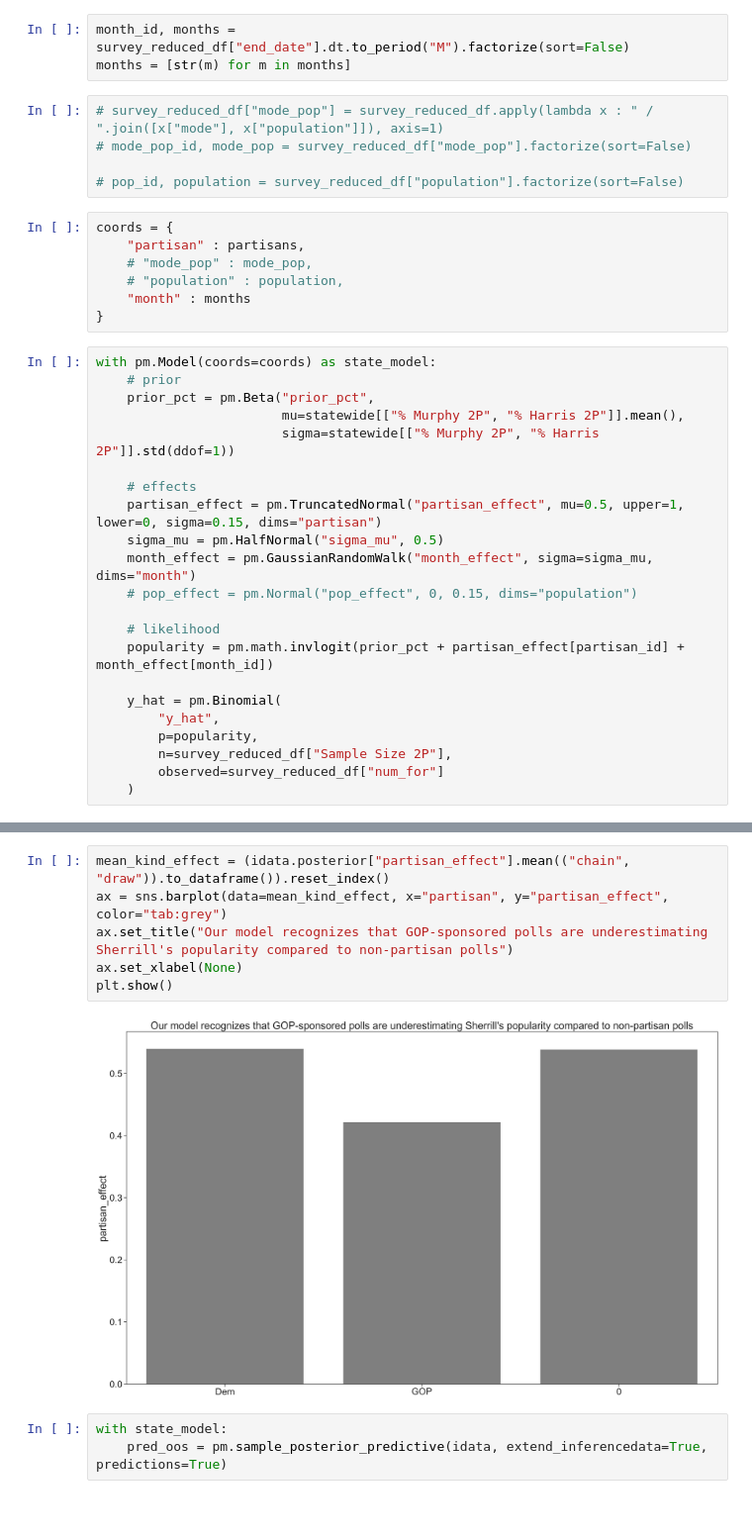
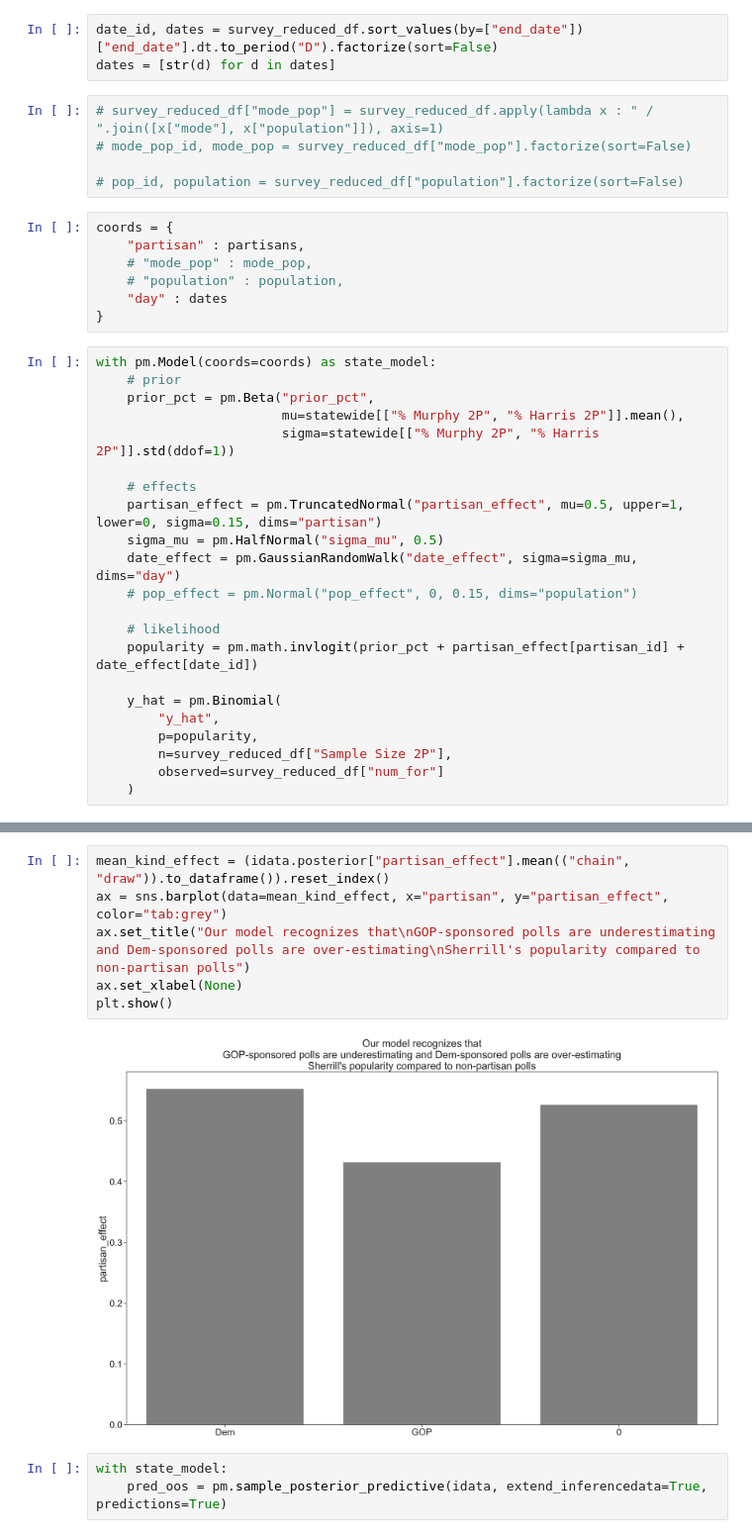
Before and after one commit to dmnapolitano/nj-governor, a Jupyter notebook: NJ Governor 2025 GE.ipynb, the cells around one changed output, grey strips where cells are left out. Shown at 99% size. Drawn from its saved outputs; the diff is of its cells as text; blank space fills up the shorter version.

Commit message:
Switching from month effect to date effect and whoa...

```diff
--- a/NJ Governor 2025 GE.ipynb
+++ b/NJ Governor 2025 GE.ipynb
@@ -152,8 +152,8 @@ survey_reduced_df = survey_reduced_df.rename(columns={"value" : "num_for"})
 # %%
 partisan_id, partisans = survey_reduced_df["partisan"].factorize(sort=False)
 # %%
-month_id, months = survey_reduced_df["end_date"].dt.to_period("M").factorize(sort=False)
-months = [str(m) for m in months]
+date_id, dates = survey_reduced_df.sort_values(by=["end_date"])["end_date"].dt.to_period("D").factorize(sort=False)
+dates = [str(d) for d in dates]
 # %%
 # survey_reduced_df["mode_pop"] = survey_reduced_df.apply(lambda x : " / ".join([x["mode"], x["population"]]), axis=1)
 # mode_pop_id, mode_pop = survey_reduced_df["mode_pop"].factorize(sort=False)
@@ -164,7 +164,7 @@ coords = {
     "partisan" : partisans,
     # "mode_pop" : mode_pop,
     # "population" : population,
-    "month" : months
+    "day" : dates
 }
 # %%
 with pm.Model(coords=coords) as state_model:
@@ -176,11 +176,11 @@ with pm.Model(coords=coords) as state_model:
     # effects
     partisan_effect = pm.TruncatedNormal("partisan_effect", mu=0.5, upper=1, lower=0, sigma=0.15, dims="partisan")
     sigma_mu = pm.HalfNormal("sigma_mu", 0.5)
-    month_effect = pm.GaussianRandomWalk("month_effect", sigma=sigma_mu, dims="month")
+    date_effect = pm.GaussianRandomWalk("date_effect", sigma=sigma_mu, dims="day")
     # pop_effect = pm.Normal("pop_effect", 0, 0.15, dims="population")
 
     # likelihood
-    popularity = pm.math.invlogit(prior_pct + partisan_effect[partisan_id] + month_effect[month_id])
+    popularity = pm.math.invlogit(prior_pct + partisan_effect[partisan_id] + date_effect[date_id])
 
     y_hat = pm.Binomial(
         "y_hat",
@@ -207,11 +208,11 @@ plt.tight_layout()
 # %%
 mean_kind_effect = (idata.posterior["partisan_effect"].mean(("chain", "draw")).to_dataframe()).reset_index()
 ax = sns.barplot(data=mean_kind_effect, x="partisan", y="partisan_effect", color="tab:grey")
-ax.set_title("Our model recognizes that GOP-sponsored polls are underestimating Sherrill's popularity compared to non-partisan polls")
+ax.set_title("Our model recognizes that\nGOP-sponsored polls are underestimating and Dem-sponsored polls are over-estimating\nSherrill's popularity compared to non-partisan polls")
 ax.set_xlabel(None)
 plt.show()
 # %% [output]
-[figure, old version]
+[figure, new version]
 # %%
 with state_model:
     pred_oos = pm.sample_posterior_predictive(idata, extend_inferencedata=True, predictions=True)
```
Also changed, not shown: parts of 6 cells of this notebook.
